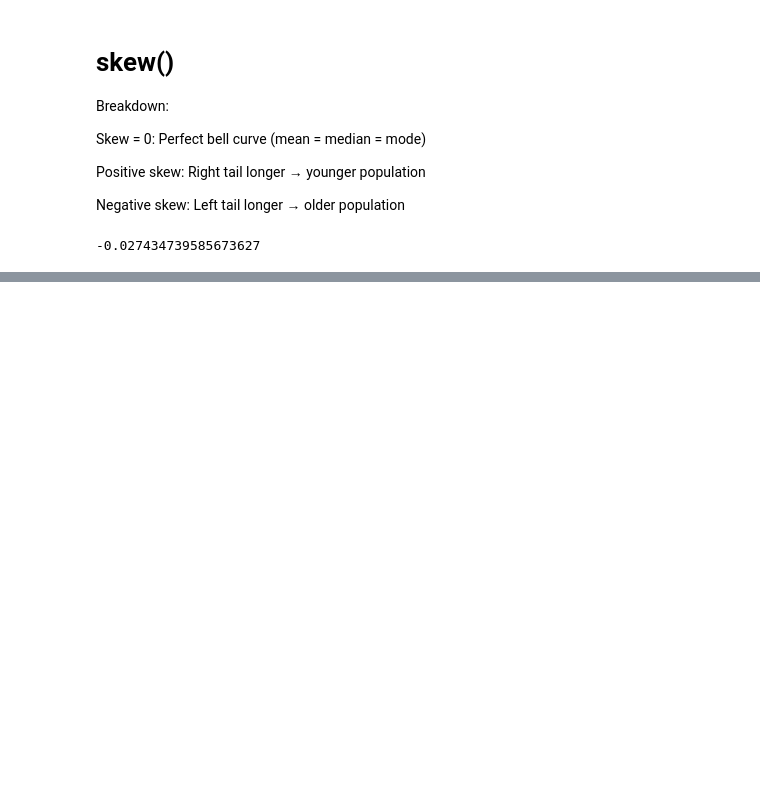
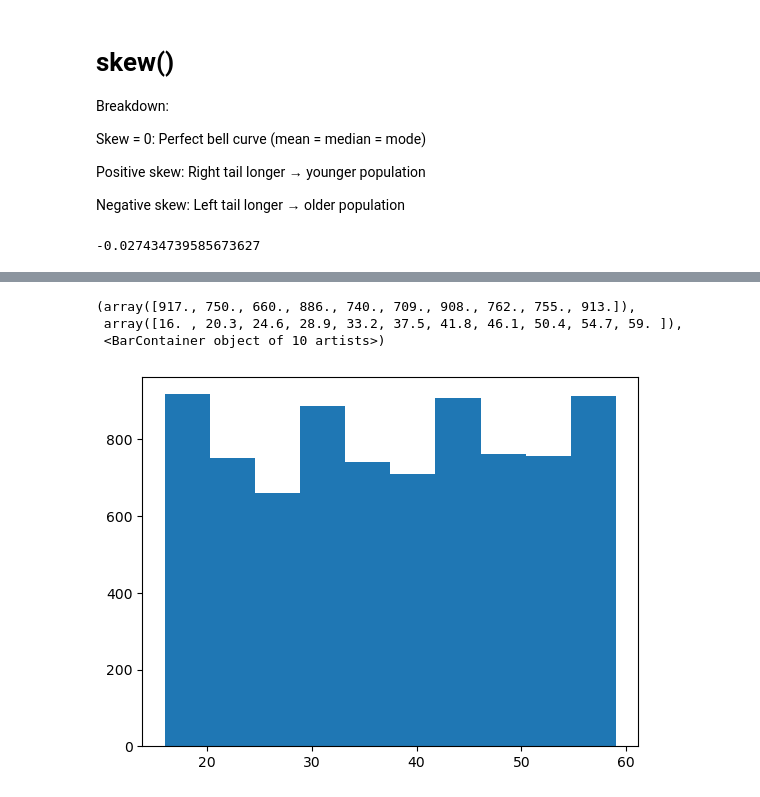
Before and after one commit to manishkumarmj/100_days_ml, a Jupyter notebook: ML_X/sefl_Learn/Day_20/practice.ipynb, the cells around one changed output, grey strips where cells are left out. Drawn from its saved outputs; the diff is of its cells as text; code cells hidden in the pictures; blank space fills up the shorter version.

```diff
--- a/ML_X/sefl_Learn/Day_20/practice.ipynb
+++ b/ML_X/sefl_Learn/Day_20/practice.ipynb
@@ -338,0 +268,7 @@ print(spoti_skew)
+# %%
+plt.hist(spoti['age'])
+# %% [output]
+(array([917., 750., 660., 886., 740., 709., 908., 762., 755., 913.]),
+ array([16. , 20.3, 24.6, 28.9, 33.2, 37.5, 41.8, 46.1, 50.4, 54.7, 59. ]),
+ <BarContainer object of 10 artists>)
+[figure, added]
```
Also changed, not shown: parts of 28 cells of this notebook, 1 other file.
